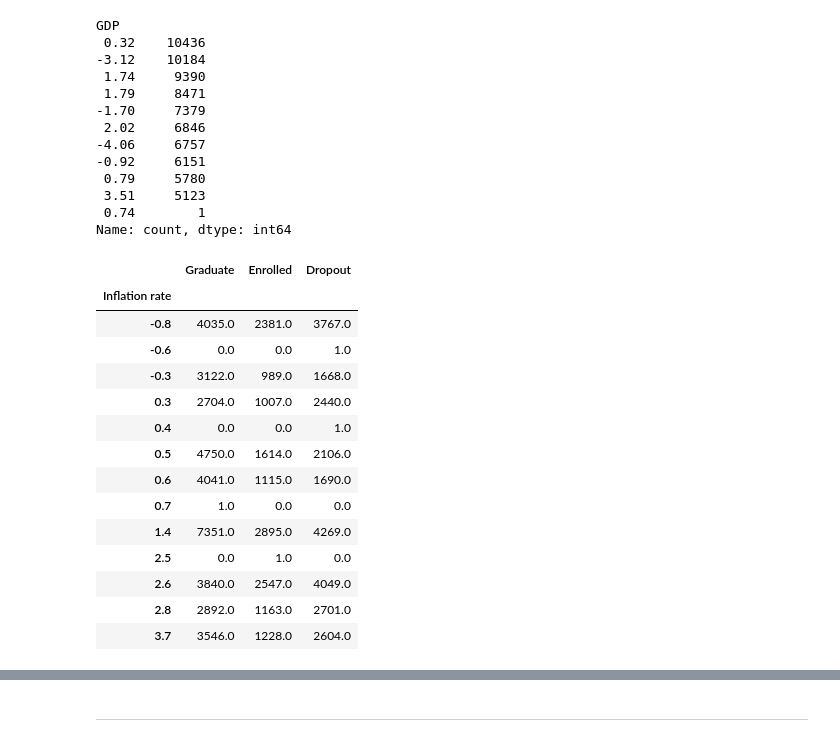
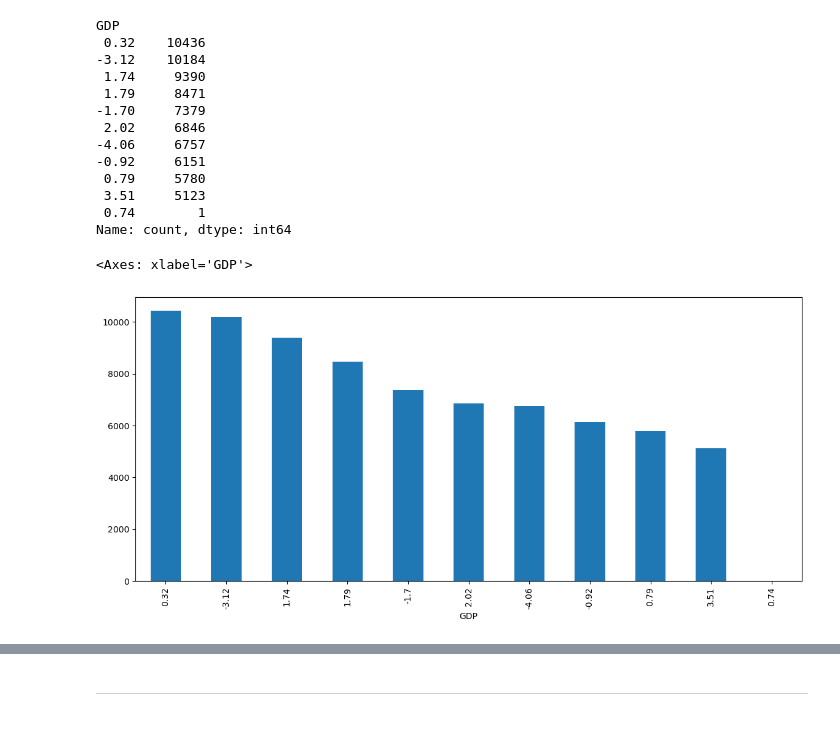
Before and after one commit to hibahdesu/Kaggle-Competitions, a Jupyter notebook: Classification with an Academic Success Dataset/My Analysis Part.ipynb, the cells around one changed output, grey strips where cells are left out. Cells and saved outputs as stored; diff of their text form; code cells hidden in the pictures.

```diff
--- a/Classification with an Academic Success Dataset/My Analysis Part.ipynb
+++ b/Classification with an Academic Success Dataset/My Analysis Part.ipynb
@@ -1275,35 +1275,8 @@ GDP
  3.51     5123
  0.74        1
 Name: count, dtype: int64
-# %%
-graduate_gdp_counts = df_train.loc[df_train['Target'] == 'Graduate', 'GDP'].value_counts()
-enrolled_gdp_counts = df_train.loc[df_train['Target'] == 'Enrolled', 'GDP'].value_counts()
-dropout_gdp_counts = df_train.loc[df_train['Target'] == 'Dropout', 'GDP'].value_counts()
-
-# Create the DataFrame
-gdp = pd.DataFrame({
-    'Graduate': graduate_gdp_counts,
-    'Enrolled': enrolled_gdp_counts,
-    'Dropout': dropout_gdp_counts
-})
-
-# Fill NaN values with 0
-gdp = inf.fillna(0)
-
-gdp
-# %% [output]
-|  | Graduate | Enrolled | Dropout |
-| Inflation rate |  |  |  |
-| -0.8 | 4035.0 | 2381.0 | 3767.0 |
-| -0.6 | 0.0 | 0.0 | 1.0 |
-| -0.3 | 3122.0 | 989.0 | 1668.0 |
-| 0.3 | 2704.0 | 1007.0 | 2440.0 |
-| 0.4 | 0.0 | 0.0 | 1.0 |
-| 0.5 | 4750.0 | 1614.0 | 2106.0 |
-| 0.6 | 4041.0 | 1115.0 | 1690.0 |
-| 0.7 | 1.0 | 0.0 | 0.0 |
-| 1.4 | 7351.0 | 2895.0 | 4269.0 |
-| 2.5 | 0.0 | 1.0 | 0.0 |
-| 2.6 | 3840.0 | 2547.0 | 4049.0 |
-| 2.8 | 2892.0 | 1163.0 | 2701.0 |
-| 3.7 | 3546.0 | 1228.0 | 2604.0 |
+# %%
+df_train['GDP'].value_counts().plot(kind='bar', figsize=(14, 6))
+# %% [output]
+<Axes: xlabel='GDP'>
+[figure, added]
```
Also changed, not shown: parts of 45 cells of this notebook.
